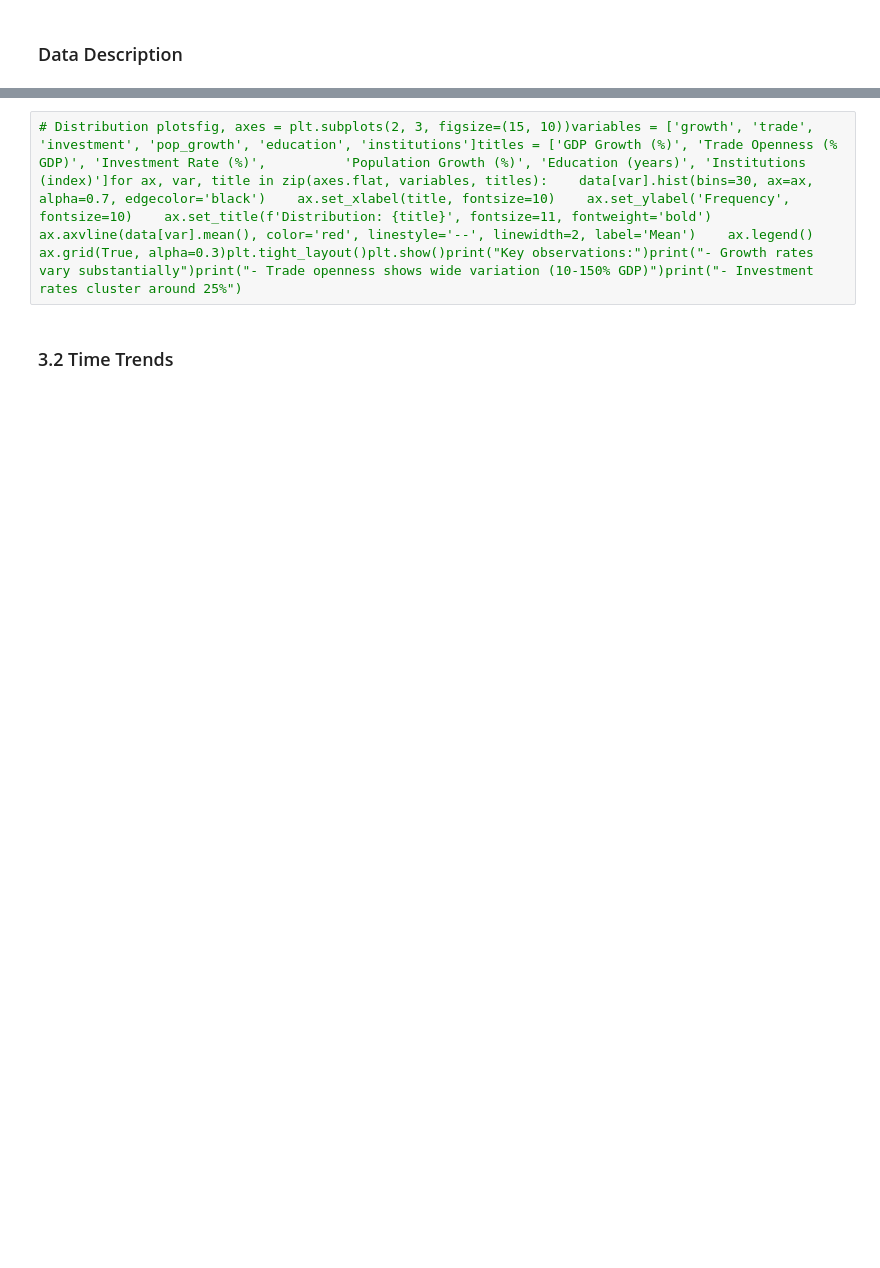
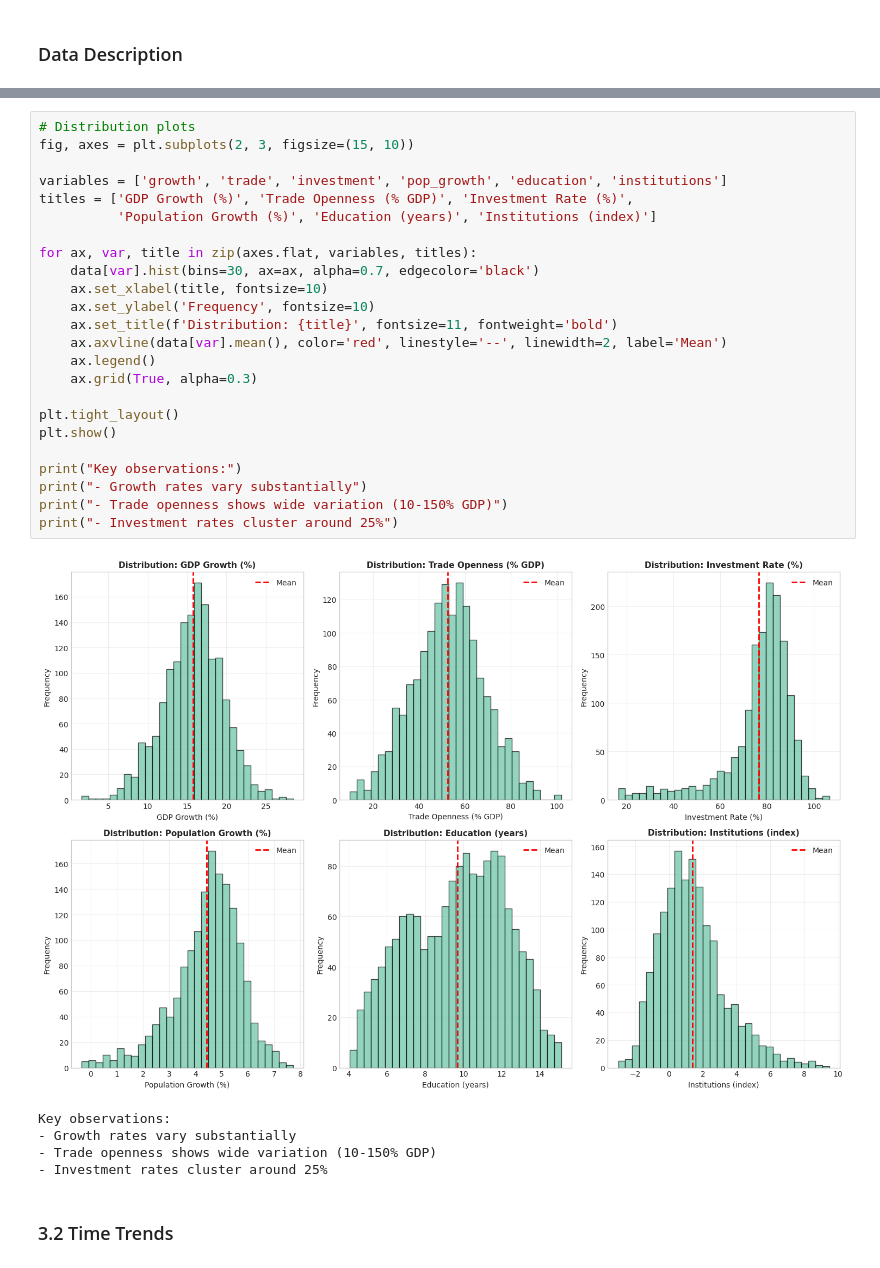
Before and after one commit to PanelBox-Econometrics-Model/panelbox, a Jupyter notebook: examples/jupyter/07_real_world_case_study.ipynb, the cells around one changed output, grey strips where cells are left out. Cells and saved outputs as stored; diff of their text form; blank space fills up the shorter version.

```diff
--- a/examples/jupyter/07_real_world_case_study.ipynb
+++ b/examples/jupyter/07_real_world_case_study.ipynb
@@ -17,5 +285,33 @@
 # %%
-# Distribution plotsfig, axes = plt.subplots(2, 3, figsize=(15, 10))variables = ['growth', 'trade', 'investment', 'pop_growth', 'education', 'institutions']titles = ['GDP Growth (%)', 'Trade Openness (% GDP)', 'Investment Rate (%)',          'Population Growth (%)', 'Education (years)', 'Institutions (index)']for ax, var, title in zip(axes.flat, variables, titles):    data[var].hist(bins=30, ax=ax, alpha=0.7, edgecolor='black')    ax.set_xlabel(title, fontsize=10)    ax.set_ylabel('Frequency', fontsize=10)    ax.set_title(f'Distribution: {title}', fontsize=11, fontweight='bold')    ax.axvline(data[var].mean(), color='red', linestyle='--', linewidth=2, label='Mean')    ax.legend()    ax.grid(True, alpha=0.3)plt.tight_layout()plt.show()print("Key observations:")print("- Growth rates vary substantially")print("- Trade openness shows wide variation (10-150% GDP)")print("- Investment rates cluster around 25%")
+# Distribution plots
+fig, axes = plt.subplots(2, 3, figsize=(15, 10))
+
+variables = ['growth', 'trade', 'investment', 'pop_growth', 'education', 'institutions']
+titles = ['GDP Growth (%)', 'Trade Openness (% GDP)', 'Investment Rate (%)',
+          'Population Growth (%)', 'Education (years)', 'Institutions (index)']
+
+for ax, var, title in zip(axes.flat, variables, titles):
+    data[var].hist(bins=30, ax=ax, alpha=0.7, edgecolor='black')
+    ax.set_xlabel(title, fontsize=10)
+    ax.set_ylabel('Frequency', fontsize=10)
+    ax.set_title(f'Distribution: {title}', fontsize=11, fontweight='bold')
+    ax.axvline(data[var].mean(), color='red', linestyle='--', linewidth=2, label='Mean')
+    ax.legend()
+    ax.grid(True, alpha=0.3)
+
+plt.tight_layout()
+plt.show()
+
+print("Key observations:")
+print("- Growth rates vary substantially")
+print("- Trade openness shows wide variation (10-150% GDP)")
+print("- Investment rates cluster around 25%")
+# %% [output]
+[figure, added]
+Key observations:
+- Growth rates vary substantially
+- Trade openness shows wide variation (10-150% GDP)
+- Investment rates cluster around 25%
 # %% [markdown]
 ### 3.2 Time Trends
 # %%
```
Also changed, not shown: parts of 8 cells of this notebook, 9 other files.
